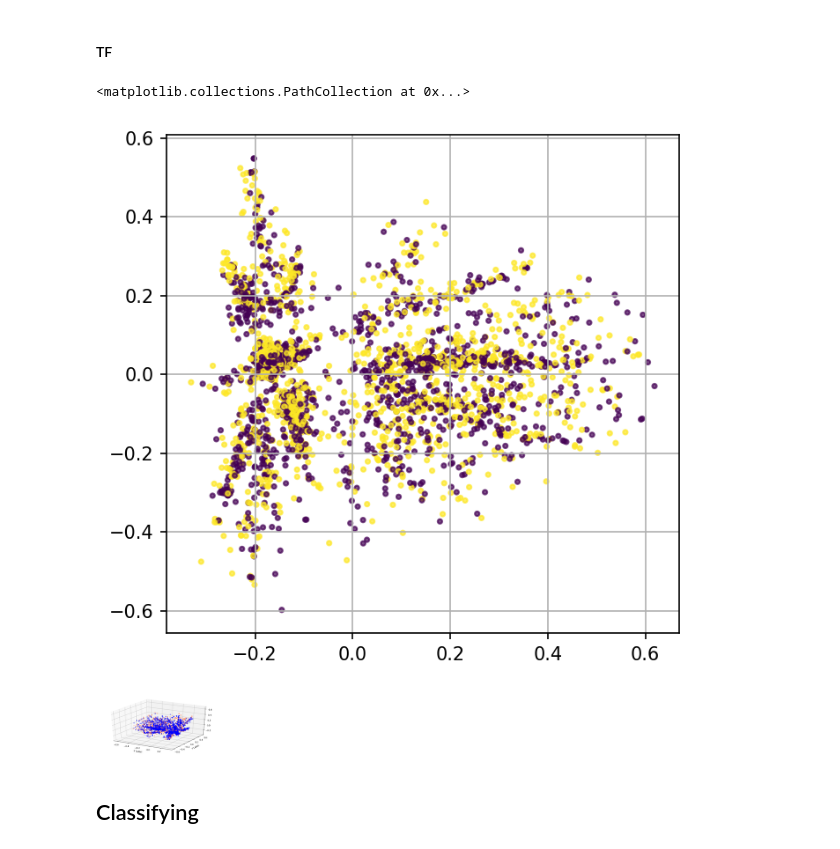
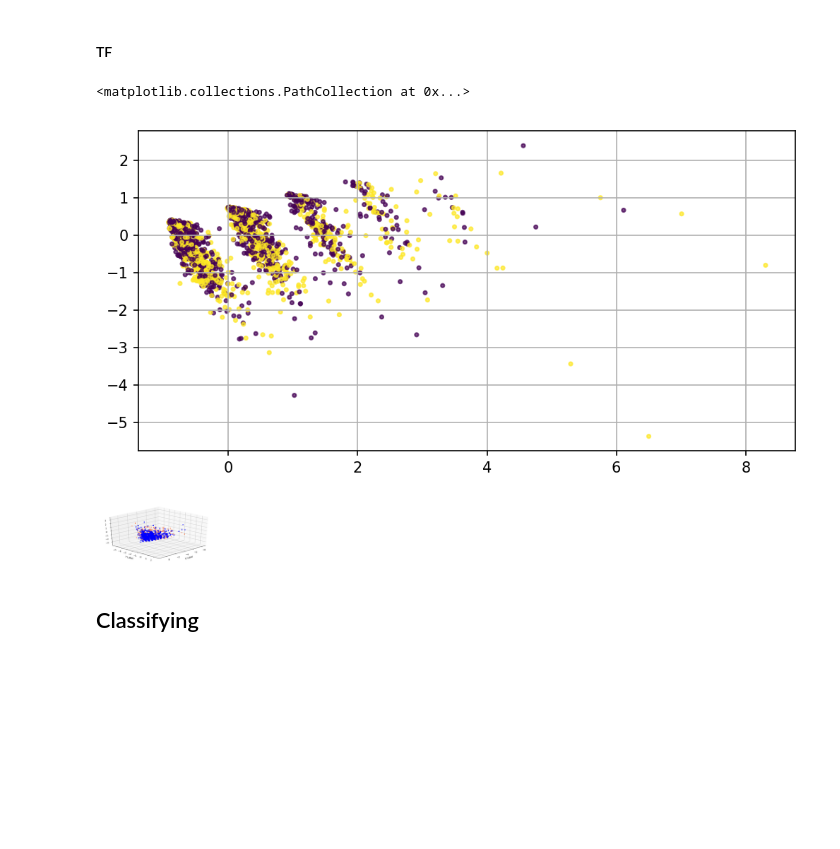
Before and after one commit to brian41005/dm_2018_hw_1, a Jupyter notebook: hw_1.ipynb, the cells around one changed output. Saved outputs shown, nothing was run; the diff lists cells and outputs as text; code cells hidden in the pictures; blank space fills up the shorter version.

```diff
--- a/hw_1.ipynb
+++ b/hw_1.ipynb
@@ -280,8 +294,6 @@ fig.colorbar(cax)
 plt.show()
 # %% [output]
 [figure]
-# %%
-X_tf = normalize(X_tf, axis=1)
 # %%
 fig, ax = plt.subplots(figsize=(10, 10))
 cax = ax.matshow(np.sqrt(2) - euclidean_distances(normalize(X_tf, axis=1))[:50,:50],
@@ -361,15 +373,14 @@ plt.show()
 # %% [markdown]
 #### TF
 # %%
-pca = KernelPCA(n_components=2, random_state=42)
 #TF
-X_tf_reduced = pca.fit_transform(X_tf)
-plt.figure(figsize=(5, 5), dpi=150)
+X_tf_reduced = KernelPCA(n_components=2, random_state=42).fit_transform(X_tf.toarray())
+plt.figure(figsize=(8, 4), dpi=150)
 plt.grid(True)
 plt.scatter(X_tf_reduced[:, 0], X_tf_reduced[:, 1],
             c=sentiment_df['score'].values.tolist(),
             s=6, alpha=0.7)
 # %% [output]
 <matplotlib.collections.PathCollection at 0x...>
-[figure, old version]
+[figure, new version]
 # %%
@@ -376,11 +388,10 @@ plt.scatter(X_tf_reduced[:, 0], X_tf_reduced[:, 1],
 X_tf_reduced_3d = KernelPCA(n_components=3).fit_transform(X_tf.toarray())
 # %%
-col = ['coral', 'blue']
-
-# plot
 fig = plt.figure(figsize=(10, 5), dpi=100)
 ax = fig.add_subplot(111, projection='3d')
 
+col = ['coral', 'blue']
+ax.view_init(30, 45)
 for c, category in zip(col, [0, 1]):
     xs = X_tf_reduced_3d[sentiment_df['score'] == category].T[0]
     ys = X_tf_reduced_3d[sentiment_df['score'] == category].T[1]
@@ -393,7 +404,7 @@ ax.set_ylabel('\nY Label')
 
 plt.show()
 # %% [output]
-[figure, old version]
+[figure, new version]
 # %% [markdown]
 ## Classifying
 # %%
```
Also changed, not shown: parts of 26 cells of this notebook.
